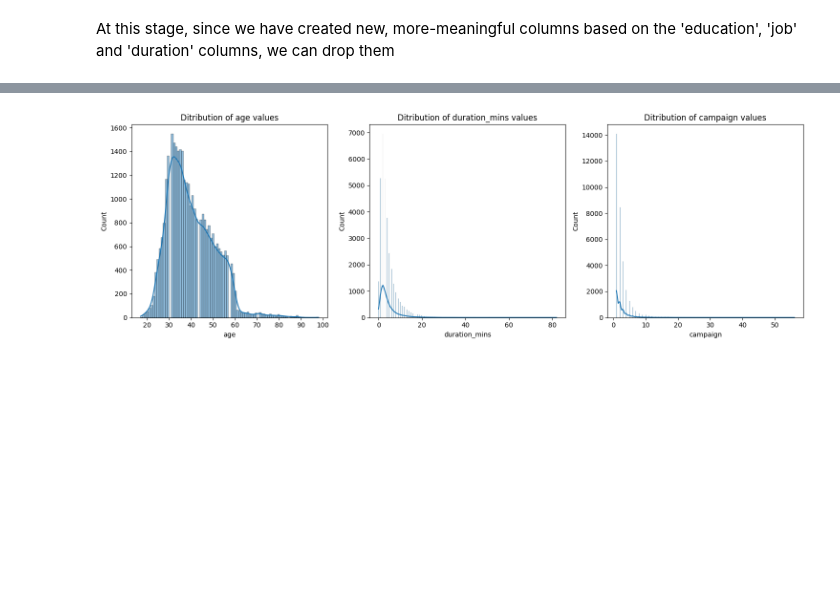
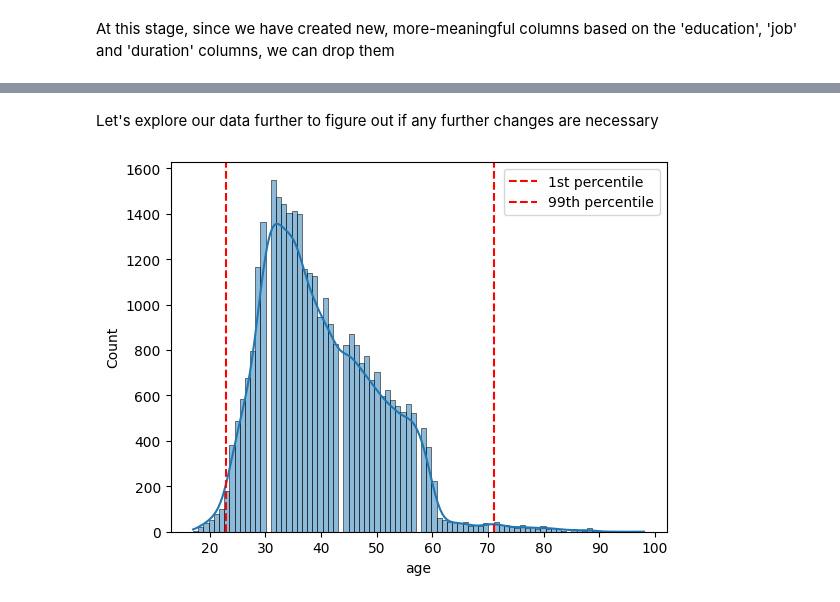
Before and after one commit to maripjan/Marketing-Campaign-at-Bank, a Jupyter notebook: subscription_prediction.ipynb, the cells around one changed output, grey strips where cells are left out. Saved outputs shown, nothing was run; the diff lists cells and outputs as text; code cells hidden in the pictures; blank space fills up the shorter version.

```diff
--- a/subscription_prediction.ipynb
+++ b/subscription_prediction.ipynb
@@ -182,14 +188,33 @@ df_new = df_new.drop(columns=['education', 'job', 'duration'], errors='ignore')
 dfSummary(data=df_new, is_collapsible=True)
 # %% [output]
 [interactive output not drawn]
-# %%
-import seaborn as sns
-import matplotlib.pyplot as plt
-
-# Call the function
-cf.plot_histograms_with_kde(df_new, columns_to_plot=['age', 'duration_mins', 'campaign'])
-# %% [output]
-[figure, removed]
+# %% [markdown]
+Let's explore our data further to figure out if any further changes are necessary
+# %%
+import seaborn as sns
+import matplotlib.pyplot as plt
+
+# Call the function
+#cf.plot_histograms_with_kde(df_new, columns_to_plot=['age', 'duration_mins', 'campaign'])
+#sns.boxplot(x='age',data=df_new)
+# Plot histogram with KDE
+sns.histplot(df_new['age'], kde=True)
+
+# Calculate the 2.5th and 97.5th percentiles
+lower_bound = df_new['age'].quantile(0.01)
+upper_bound = df_new['age'].quantile(0.99)
+
+# Add vertical lines for the 2.5th and 97.5th percentiles
+plt.axvline(lower_bound, color='red', linestyle='--', label='1st percentile')
+plt.axvline(upper_bound, color='red', linestyle='--', label='99th percentile')
+
+# Add legend
+plt.legend()
+
+# Show plot
+plt.show()
+# %% [output]
+[figure, added]
 # %%
 import seaborn as sns
 import matplotlib.pyplot as plt
```
Also changed, not shown: parts of 10 cells of this notebook, 2 other files.
